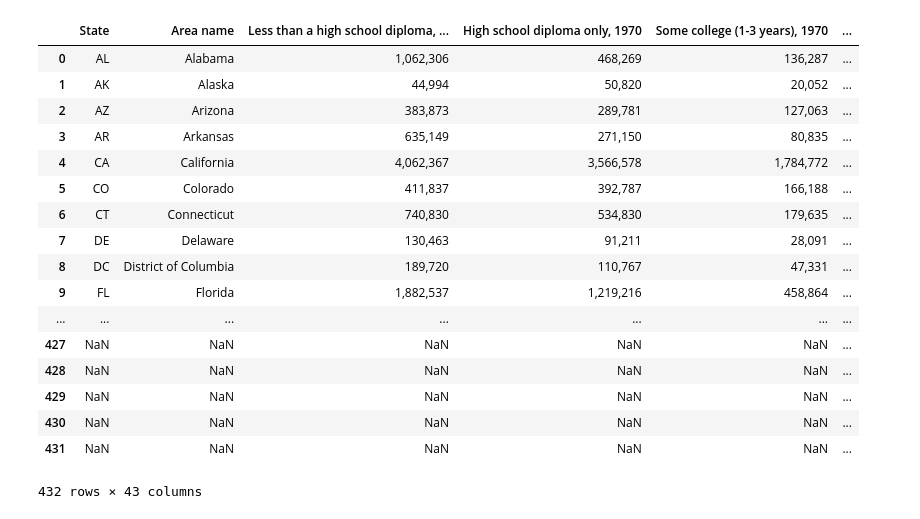
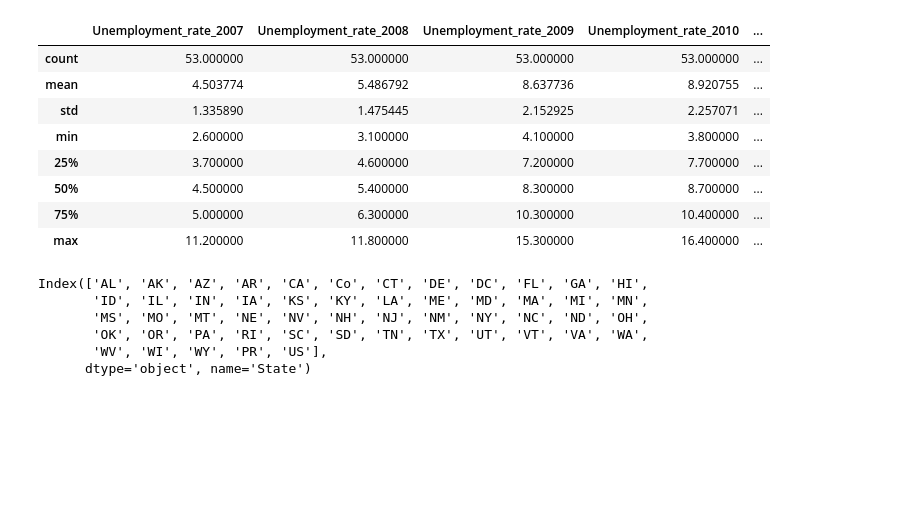
Before and after one commit to scotius/Thinkful, a Jupyter notebook: DataScienceFundamentals/Unit2/Unit2Lesson2.ipynb, the cells around one changed output. Cells and saved outputs as stored; diff of their text form; code cells hidden in the pictures; blank space fills up the shorter version.

```diff
--- a/DataScienceFundamentals/Unit2/Unit2Lesson2.ipynb
+++ b/DataScienceFundamentals/Unit2/Unit2Lesson2.ipynb
@@ -28,21 +9,12 @@ df2 = pd.read_csv('Education.csv')
-# %%
-df2
-# %% [output]
-|  | State | Area name | Less than a high school diploma, ... | High school diploma only, 1970 | Some college (1-3 years), 1970 | ... |
-| 0 | AL | Alabama | 1,062,306 | 468,269 | 136,287 | ... |
-| 1 | AK | Alaska | 44,994 | 50,820 | 20,052 | ... |
-| 2 | AZ | Arizona | 383,873 | 289,781 | 127,063 | ... |
-| 3 | AR | Arkansas | 635,149 | 271,150 | 80,835 | ... |
-| 4 | CA | California | 4,062,367 | 3,566,578 | 1,784,772 | ... |
-| 5 | CO | Colorado | 411,837 | 392,787 | 166,188 | ... |
-| 6 | CT | Connecticut | 740,830 | 534,830 | 179,635 | ... |
-| 7 | DE | Delaware | 130,463 | 91,211 | 28,091 | ... |
-| 8 | DC | District of Columbia | 189,720 | 110,767 | 47,331 | ... |
-| 9 | FL | Florida | 1,882,537 | 1,219,216 | 458,864 | ... |
-| ... | ... | ... | ... | ... | ... | ... |
-| 427 | NaN | NaN | NaN | NaN | NaN | ... |
-| 428 | NaN | NaN | NaN | NaN | NaN | ... |
-| 429 | NaN | NaN | NaN | NaN | NaN | ... |
-| 430 | NaN | NaN | NaN | NaN | NaN | ... |
-| 431 | NaN | NaN | NaN | NaN | NaN | ... |
-432 rows × 43 columns
+# %%
+df.describe()
+# %% [output]
+|  | Unemployment_rate_2007 | Unemployment_rate_2008 | Unemployment_rate_2009 | Unemployment_rate_2010 | ... |
+| count | 53.000000 | 53.000000 | 53.000000 | 53.000000 | ... |
+| mean | 4.503774 | 5.486792 | 8.637736 | 8.920755 | ... |
+| std | 1.335890 | 1.475445 | 2.152925 | 2.257071 | ... |
+| min | 2.600000 | 3.100000 | 4.100000 | 3.800000 | ... |
+| 25% | 3.700000 | 4.600000 | 7.200000 | 7.700000 | ... |
+| 50% | 4.500000 | 5.400000 | 8.300000 | 8.700000 | ... |
+| 75% | 5.000000 | 6.300000 | 10.300000 | 10.400000 | ... |
+| max | 11.200000 | 11.800000 | 15.300000 | 16.400000 | ... |
@@ -48,0 +23,9 @@ df2
+# %%
+df.index
+# %% [output]
+Index(['AL', 'AK', 'AZ', 'AR', 'CA', 'Co', 'CT', 'DE', 'DC', 'FL', 'GA', 'HI',
+       'ID', 'IL', 'IN', 'IA', 'KS', 'KY', 'LA', 'ME', 'MD', 'MA', 'MI', 'MN',
+       'MS', 'MO', 'MT', 'NE', 'NV', 'NH', 'NJ', 'NM', 'NY', 'NC', 'ND', 'OH',
+       'OK', 'OR', 'PA', 'RI', 'SC', 'SD', 'TN', 'TX', 'UT', 'VT', 'VA', 'WA',
+       'WV', 'WI', 'WY', 'PR', 'US'],
+      dtype='object', name='State')
```
Also changed, not shown: parts of 9 cells of this notebook, 1 other file.
